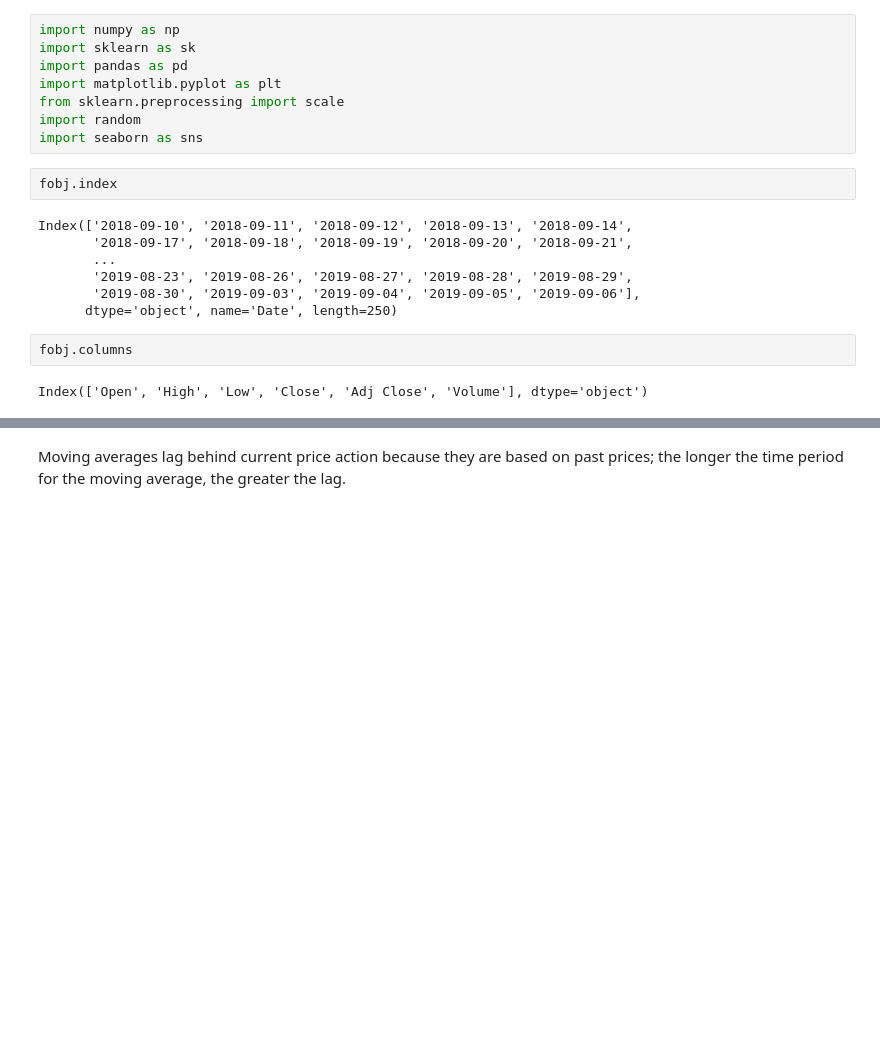
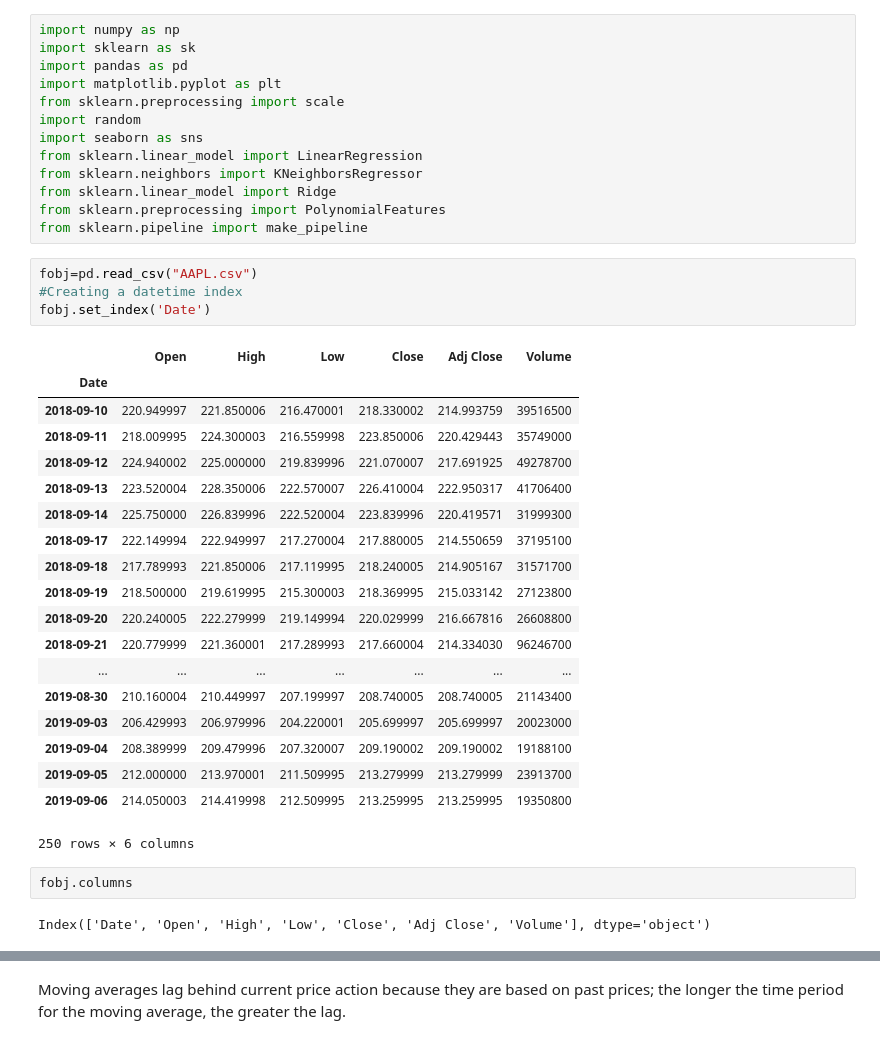
Before and after one commit to TKprotich/Stocks-Analysis-with-Pandas-and-Scikit-Learn, a Jupyter notebook: Finance.ipynb, the cells around one changed output, grey strips where cells are left out. Cells and saved outputs as stored; diff of their text form; blank space fills up the shorter version.

```diff
--- a/Finance.ipynb
+++ b/Finance.ipynb
@@ -8,19 +8,39 @@ import matplotlib.pyplot as plt
 from sklearn.preprocessing import scale
 import random
 import seaborn as sns
+from sklearn.linear_model import LinearRegression
+from sklearn.neighbors import KNeighborsRegressor
+from sklearn.linear_model import Ridge
+from sklearn.preprocessing import PolynomialFeatures
+from sklearn.pipeline import make_pipeline
-# %%
-fobj.index
-# %% [output]
-Index(['2018-09-10', '2018-09-11', '2018-09-12', '2018-09-13', '2018-09-14',
-       '2018-09-17', '2018-09-18', '2018-09-19', '2018-09-20', '2018-09-21',
-       ...
-       '2019-08-23', '2019-08-26', '2019-08-27', '2019-08-28', '2019-08-29',
-       '2019-08-30', '2019-09-03', '2019-09-04', '2019-09-05', '2019-09-06'],
-      dtype='object', name='Date', length=250)
+# %%
+fobj=pd.read_csv("AAPL.csv")
+#Creating a datetime index
+fobj.set_index('Date')
+# %% [output]
+|  | Open | High | Low | Close | Adj Close | Volume |
+| Date |  |  |  |  |  |  |
+| 2018-09-10 | 220.949997 | 221.850006 | 216.470001 | 218.330002 | 214.993759 | 39516500 |
+| 2018-09-11 | 218.009995 | 224.300003 | 216.559998 | 223.850006 | 220.429443 | 35749000 |
+| 2018-09-12 | 224.940002 | 225.000000 | 219.839996 | 221.070007 | 217.691925 | 49278700 |
+| 2018-09-13 | 223.520004 | 228.350006 | 222.570007 | 226.410004 | 222.950317 | 41706400 |
+| 2018-09-14 | 225.750000 | 226.839996 | 222.520004 | 223.839996 | 220.419571 | 31999300 |
+| 2018-09-17 | 222.149994 | 222.949997 | 217.270004 | 217.880005 | 214.550659 | 37195100 |
+| 2018-09-18 | 217.789993 | 221.850006 | 217.119995 | 218.240005 | 214.905167 | 31571700 |
+| 2018-09-19 | 218.500000 | 219.619995 | 215.300003 | 218.369995 | 215.033142 | 27123800 |
+| 2018-09-20 | 220.240005 | 222.279999 | 219.149994 | 220.029999 | 216.667816 | 26608800 |
+| 2018-09-21 | 220.779999 | 221.360001 | 217.289993 | 217.660004 | 214.334030 | 96246700 |
+| ... | ... | ... | ... | ... | ... | ... |
+| 2019-08-30 | 210.160004 | 210.449997 | 207.199997 | 208.740005 | 208.740005 | 21143400 |
+| 2019-09-03 | 206.429993 | 206.979996 | 204.220001 | 205.699997 | 205.699997 | 20023000 |
+| 2019-09-04 | 208.389999 | 209.479996 | 207.320007 | 209.190002 | 209.190002 | 19188100 |
+| 2019-09-05 | 212.000000 | 213.970001 | 211.509995 | 213.279999 | 213.279999 | 23913700 |
+| 2019-09-06 | 214.050003 | 214.419998 | 212.509995 | 213.259995 | 213.259995 | 19350800 |
+250 rows × 6 columns
 # %%
 fobj.columns
 # %% [output]
-Index(['Open', 'High', 'Low', 'Close', 'Adj Close', 'Volume'], dtype='object')
+Index(['Date', 'Open', 'High', 'Low', 'Close', 'Adj Close', 'Volume'], dtype='object')
 # %%
 #MA
 close_px = fobj['Adj Close']
```
Also changed, not shown: parts of 17 cells of this notebook.
